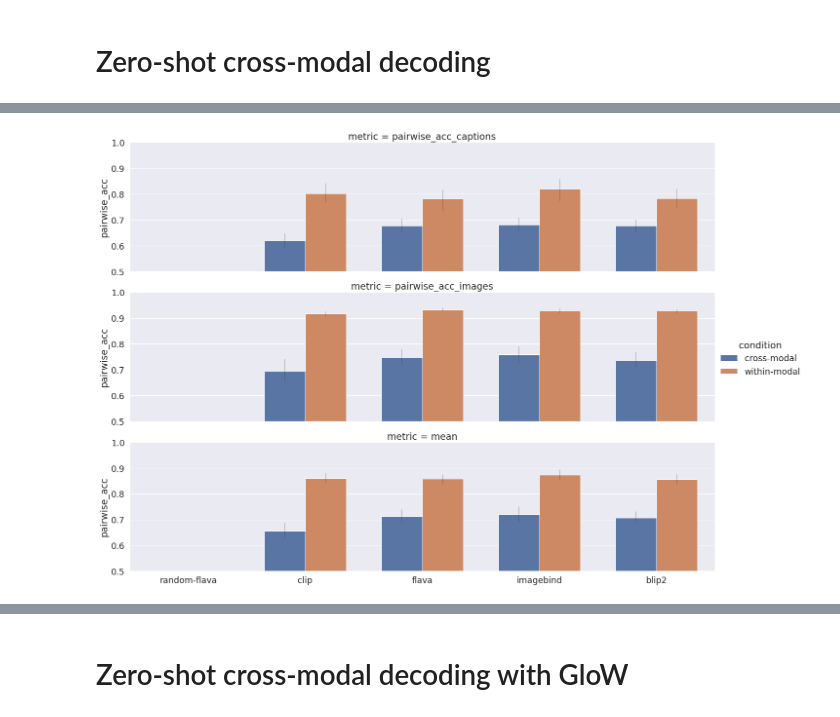
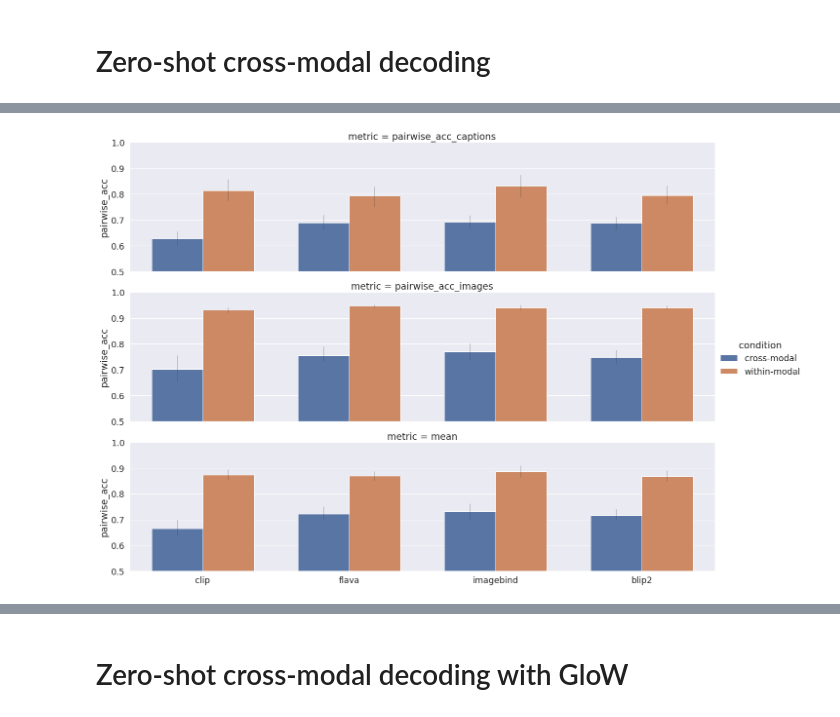
Before and after one commit to mitjanikolaus/multimodal_decoding, a Jupyter notebook: notebooks/zero_shot_cross_modal_decoding.ipynb, the cells around one changed output, grey strips where cells are left out. Cells and saved outputs as stored; diff of their text form; code cells hidden in the pictures.

```diff
--- a/notebooks/zero_shot_cross_modal_decoding.ipynb
+++ b/notebooks/zero_shot_cross_modal_decoding.ipynb
@@ -39,0 +19,11 @@ all_data
+# %%
+
+models = ["clip", "flava", "imagebind", "blip2"]
+all_data = load_results_data(models)
+
+data_models = all_data.copy()
+
+data_models = data_models[pd.isna(data_models["mask"])]
+data_models = data_models[data_models.surface == False]
+
+data_models
@@ -40,6 +44,7 @@ all_data
 # %%
-data_cls_feats = all_data.copy()
+data_cls_feats = data_models.copy()
 for model in all_data.model.unique():
     data_cls_feats = data_cls_feats[((data_cls_feats.model == model) & (data_cls_feats.vision_features == "vision_features_cls") & (data_cls_feats.lang_features == "lang_features_cls")) | (data_cls_feats.model != model)]
 
 data_matched_feats = data_cls_feats[data_cls_feats.features == "matched"]
+data_matched_feats
@@ -90,14 +109,14 @@ data_matched_feats = add_mean_cross_modal_and_within_modal_rows(data_matched_fea
 # %%
 DEFAULT_FEAT_OPTIONS = ["vision", "lang", "matched"]
 
-def calc_model_feat_order(data, feat_options=DEFAULT_FEAT_OPTIONS, model_order=MODEL_ORDER):
+def calc_model_feat_order(data, model_order, feat_options=DEFAULT_FEAT_OPTIONS):
     all_model_feats = data.model_feat.unique()
     all_models = data.model.unique()
     for model in all_models:
-        if model not in MODEL_ORDER:
+        if model not in model_order:
             raise RuntimeError(f"Model missing in order: {model}")
     model_feat_order = []
-    for model in MODEL_ORDER:
+    for model in model_order:
         for feats in feat_options:
             model_feat = f"{model}_{feats}"
             if model_feat in all_model_feats:
@@ -105,52 +124,50 @@ def calc_model_feat_order(data, feat_options=DEFAULT_FEAT_OPTIONS, model_order=M
 
     return model_feat_order
 # %%
-sns.set(font_scale=1.6)
-TRAIN_MODE_ORDER = ["images", "captions", "modality-agnostic"]
-FEAT_ORDER = ["vision models", "language models", "multimodal models"]
+def create_zero_shot_cross_modal_plot(data, model_order):
+    sns.set(font_scale=1.6)
+    TRAIN_MODE_ORDER = ["images", "captions", "modality-agnostic"]
+    FEAT_ORDER = ["vision models", "language models", "multimodal models"]
 
-data_to_plot = data_matched_feats.copy()
+    data_to_plot = data.copy()
 
-data_to_plot = data_to_plot[data_to_plot.training_mode != "modality-agnostic"]
+    data_to_plot = data_to_plot[data_to_plot.training_mode != "modality-agnostic"]
 
-data_to_plot["features"] = data_to_plot.features.replace({"vision": "vision models", "lang": "language models", "matched": "multimodal models"})
+    data_to_plot["features"] = data_to_plot.features.replace({"vision": "vision models", "lang": "language models", "matched": "multimodal models"})
 
-data_to_plot.loc[((data_to_plot.training_mode == "images") & (data_to_plot.metric == ACC_CAPTIONS)) | ((data_to_plot.training_mode == "captions") & (data_to_plot.metric == ACC_IMAGES)), "condition"] = "cross-modal"
-data_to_plot.loc[((data_to_plot.training_mode == "captions") & (data_to_plot.metric == ACC_CAPTIONS)) | ((data_to_plot.training_mode == "images") & (data_to_plot.metric == ACC_IMAGES)), "condition"] = "within-modal"
+    data_to_plot.loc[((data_to_plot.training_mode == "images") & (data_to_plot.metric == ACC_CAPTIONS)) | ((data_to_plot.training_mode == "captions") & (data_to_plot.metric == ACC_IMAGES)), "condition"] = "cross-modal"
+    data_to_plot.loc[((data_to_plot.training_mode == "captions") & (data_to_plot.metric == ACC_CAPTIONS)) | ((data_to_plot.training_mode == "images") & (data_to_plot.metric == ACC_IMAGES)), "condition"] = "within-modal"
 
-data_to_plot = data_to_plot[data_to_plot["mask"] == "whole_brain"]
-model_feat_order = calc_model_feat_order(data_to_plot)
-
-# data_to_plot["metric"] = data_to_plot.metric.replace({ACC_CAPTIONS: "zero_shot_train_images_eval_captions", ACC_IMAGES: "zero_shot_train_captions_eval_images"})
+    model_feat_order = calc_model_feat_order(data_to_plot, model_order)
 
 
-metrics_order = [ACC_CAPTIONS, ACC_IMAGES, "mean"]
+    metrics_order = [ACC_CAPTIONS, ACC_IMAGES, "mean"]
 
-height = 4.5
-aspect = 4
+    height = 4.5
+    aspect = 4
 
-condition_order = ["cross-modal", "within-modal"]
+    condition_order = ["cross-modal", "within-modal"]
 
-for mode in ["captions", "images", "cross-modal", "within-modal"]:
-    data_mode = data_to_plot[data_to_plot.training_mode == mode]
-    for model in MODEL_ORDER:
-        for condition in condition_order:
-            length = len(data_mode[(data_mode.model == model) & (data_mode.condition == condition)])
-            expected_num_datapoints = len(SUBJECTS)
-            if (length > 0) and (length != expected_num_datapoints):
-                message = f"unexpected number of datapoints: {length} (expected: {expected_num_datapoints}) (model_feat: {model} {mode})"
-                print(f"Warning: {message}")
+    for mode in ["captions", "images", "cross-modal", "within-modal"]:
+        data_mode = data_to_plot[data_to_plot.training_mode == mode]
+        for model in model_order:
+            for condition in condition_order:
+                length = len(data_mode[(data_mode.model == model) & (data_mode.condition == condition)])
+                expected_num_datapoints = len(SUBJECTS)
+                if (length > 0) and (length != expected_num_datapoints):
+                    message = f"unexpected number of datapoints: {length} (expected: {expected_num_datapoints}) (model_feat: {model} {mode})"
+                    print(f"Warning: {message}")
 
-g = sns.catplot(data_to_plot, kind="bar", x="model", order=MODEL_ORDER, y="value", row="metric", row_order=metrics_order, col=None, height=height, aspect=aspect, hue="condition", hue_order=condition_order,
-                palette=None, err_kws={'linewidth': 0.5, 'alpha': 0.99}, width=0.7)
+    g = sns.catplot(data_to_plot, kind="bar", x="model", order=model_order, y="value", row="metric", row_order=metrics_order, col=None, height=height, aspect=aspect, hue="condition", hue_order=condition_order,
+                    palette=None, err_kws={'linewidth': 0.5, 'alpha': 0.99}, width=0.7)
 
-g.set(ylim=(0.5, 1), ylabel="pairwise_acc", xlabel='')
+    g.set(ylim=(0.5, 1), ylabel="pairwise_acc", xlabel='')
+    return data_to_plot
 
 
+data_plotted = create_zero_shot_cross_modal_plot(data_matched_feats, models)
+plt.savefig(os.path.join(RESULTS_DIR, f"zero_shot_cross_modal.png"), bbox_inches='tight', pad_inches=0, dpi=300)
 
-
-
-# figure, lgd = create_result_graph(data_to_plot, model_feat_order, metrics=metrics_order, row_order=metrics_order, hue_order=FEAT_ORDER, ylim=(0.5, 1), row_title_height=0.85,
-#                              legend_bbox=(0.06,0.98), legend_2_bbox=(0.99,0.98), height=4.5, legend_title="Modality-agnostic decoders projecting into feature space of", verify_num_datapoints=False)
-# plt.savefig(os.path.join(RESULTS_DIR, f"features_comparison_zero_shot_cross_modal_decoding.png"), bbox_extra_artists=(lgd,), bbox_inches='tight', pad_inches=0, dpi=300)
+print(data_plotted[(data_plotted.metric == "mean")].groupby(["model", "condition"])['value'].mean())
+print(data_plotted[(data_plotted.metric == "mean")].groupby(["model", "condition"])['value'].count())
 # %% [output]
@@ -158 +194 @@ g.set(ylim=(0.5, 1), ylabel="pairwise_acc", xlabel='')
-[figure, old version]
+[figure, new version]
```
Also changed, not shown: parts of 15 cells of this notebook, 4 other files.
